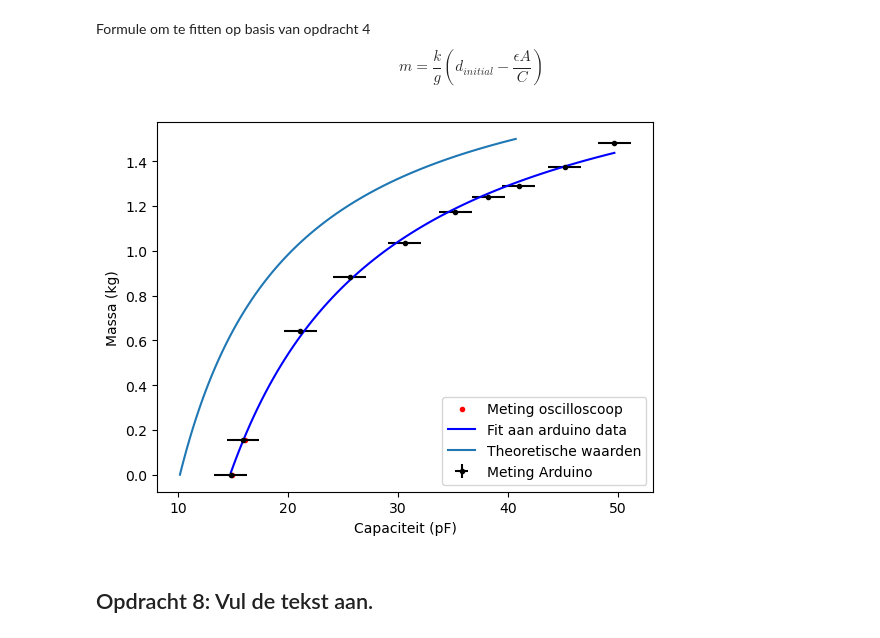
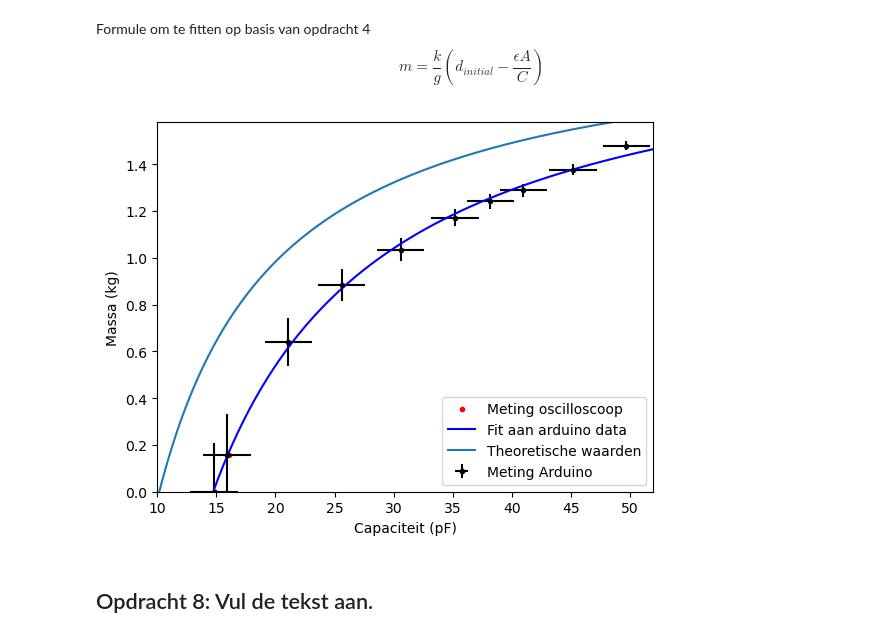
Before and after one commit to AnnetMoeleker/opdrachten-DEF-D, a Jupyter notebook: FysiekeOntwerpopdrachten/2OntwerpEenSensorCondensator/DEFOntwerpopdracht2OntwerpEenSensorInvulTemplate.ipynb, the cells around one changed output. Cells and saved outputs as stored; diff of their text form; code cells hidden in the pictures.

```diff
--- a/FysiekeOntwerpopdrachten/2OntwerpEenSensorCondensator/DEFOntwerpopdracht2OntwerpEenSensorInvulTemplate.ipynb
+++ b/FysiekeOntwerpopdrachten/2OntwerpEenSensorCondensator/DEFOntwerpopdracht2OntwerpEenSensorInvulTemplate.ipynb
@@ -90,11 +90,11 @@ def vlakkeplaat_in_functie_van_gewicht(gewicht):
     d = d_initial + verandering_d
     return vlakkeplaat(1.5, 0.1*0.15,d)*1e12  # pF
 
-gewichten = np.linspace(0, 1.5, 100)  # van 0 tot 5 kg
+gewichten = np.linspace(0, 1.65, 100)  # van 0 tot 5 kg
 capaciteiten = vlakkeplaat_in_functie_van_gewicht(gewichten)
-plt.plot(gewichten, capaciteiten)
-plt.xlabel("Gewicht (kg)")
-plt.ylabel("Capaciteit (pF)")
+plt.plot(capaciteiten,gewichten)
+plt.ylabel("Gewicht (kg)")
+plt.xlabel("Capaciteit (pF)")
 plt.title("Capaciteit van de sensor in functie van gewicht")
 plt.grid(True)
 plt.show()
@@ -126,32 +126,36 @@ $$m = \frac{k}{g} (d_{initial} - \frac{\epsilon A}{C})$$
 # %%
 # Plot hier je gemeten kalibratiegrafiek en plot in dezelfde figuur ook je verwachte ontwerpgrafiek.
 from scipy.optimize import curve_fit
 massa_meting = np.array([0, 0.155]) #kg, eerste 2 metingen met oscilloscoop
 capaciteit_meting = np.array([14.9,16.1]) #pF, met oscilloscoop
 massa_meting2 = np.array([0,0.155,0.640,0.885,1.0353,1.1719,1.2423,1.2892,1.3766,1.4801]) #met arduino
 capaciteit_meting2 = np.array([14.8,15.9,21.1,25.6,30.6,35.2,38.2,41.0,45.2,49.7]) #pF, met arduino
 
 def kg(capaciteit, a, b):
     return a-(b/capaciteit)#formule uit opdracht 4 om te fitten
 
 pov, cov = curve_fit(kg, capaciteit_meting2, massa_meting2) #fitten van de formule aan de data
+a_error, b_error = np.sqrt(np.diag(cov)) #fout op de fit parameters
+#doorrekenen van onzekerheid in m
+m_error=np.sqrt( a_error**2 + (b_error**2)/(capaciteit_meting2**2) + (pov[1]**2 * 1.5**2)/(capaciteit_meting2**4) - ((2*cov[0,1])/capaciteit_meting2))
 
 
-fit_capaciteit = np.linspace(14.8, 49.7, 100)
+fit_capaciteit = np.linspace(14.8, 52, 100)
 fit_massa = kg(fit_capaciteit, pov[0], pov[1])
 plt.figure()
 plt.ylabel("Massa (kg)")
 plt.xlabel("Capaciteit (pF)")
+plt.xlim(10,52)
+plt.ylim(0,max(massa_meting2)+0.1)
 plt.plot(capaciteit_meting, massa_meting, 'r.', label="Meting oscilloscoop") #metingen oscilloscoop
-plt.errorbar(capaciteit_meting2, massa_meting2, xerr=1.5, yerr=0.001, fmt='k.', label="Meting Arduino") #metingen oscilloscoop met error bars
+plt.errorbar(capaciteit_meting2, massa_meting2, xerr=2, yerr=m_error, fmt='k.', label="Meting Arduino") #metingen oscilloscoop met error bars
 #plt.plot(capaciteit_meting2, massa_meting2, 'r.', label="Meting arduino") #metingen arduino
 plt.plot(fit_capaciteit, fit_massa, 'b-', label="Fit aan arduino data") #fit aan arduino data
-
 plt.plot(capaciteiten, gewichten, label='Theoretische waarden')
 plt.legend()
 plt.show()
 # %% [output]
-[figure, old version]
+[figure, new version]
 # %% [markdown]
 ## Opdracht 8: Vul de tekst aan.
 # %% [markdown]
```
Also changed, not shown: parts of 10 cells of this notebook, 1 other file.
